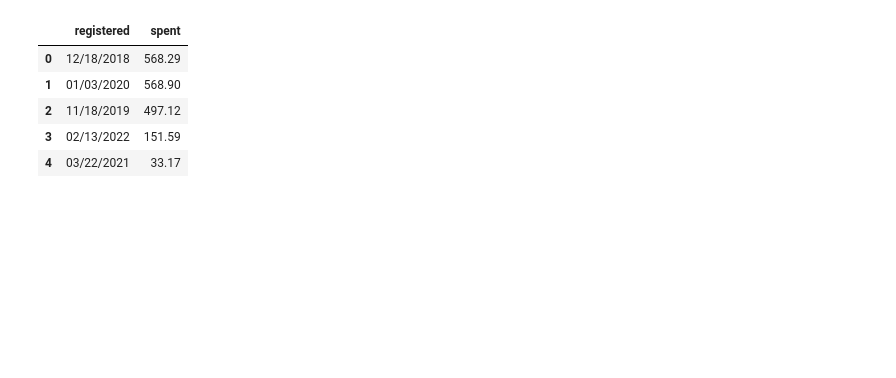
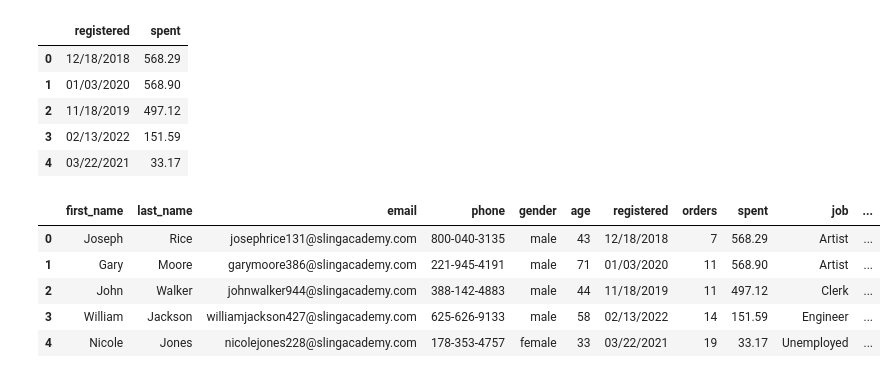
Before and after one commit to aaron-evans-cruz/Python-Portfolio-Projects, a Jupyter notebook: Python-PhoneNo-Address-Cleaning.ipynb, the cells around one changed output. Cells and saved outputs as stored; diff of their text form; code cells hidden in the pictures; blank space fills up the shorter version.

```diff
--- a/Python-PhoneNo-Address-Cleaning.ipynb
+++ b/Python-PhoneNo-Address-Cleaning.ipynb
@@ -204,6 +204,9 @@ df.loc[:,['address', 'street_address','city','state', 'zip']].head(20)
 | 17 | 86382 Baker Ports Apt. 074,Cookfu... | 86382 Baker Ports Apt. 074 | Cookfurt | NM | 54313 |
 | 18 | 60971 Carrillo Square Suite 141,N... | 60971 Carrillo Square Suite 141 | New Kimberlybury | AS | 02128 |
 | 19 | 2900 Sandra Villages Apt. 985,Phi... | 2900 Sandra Villages Apt. 985 | Phillipsstad | NH | 19830 |
+# %%
+# Remove original address column.
+df.drop('address', inplace=True, axis=1)
 # %% [markdown]
 # Modify Dates
 # %%
@@ -283,3 +284,12 @@ df.loc[:,['registered','spent']].head(5)
 | 2 | 11/18/2019 | 497.12 |
 | 3 | 02/13/2022 | 151.59 |
 | 4 | 03/22/2021 | 33.17 |
+# %%
+df.head()
+# %% [output]
+|  | first_name | last_name | email | phone | gender | age | registered | orders | spent | job | ... |
+| 0 | Joseph | Rice | josephrice131@slingacademy.com | 800-040-3135 | male | 43 | 12/18/2018 | 7 | 568.29 | Artist | ... |
+| 1 | Gary | Moore | garymoore386@slingacademy.com | 221-945-4191 | male | 71 | 01/03/2020 | 11 | 568.90 | Artist | ... |
+| 2 | John | Walker | johnwalker944@slingacademy.com | 388-142-4883 | male | 44 | 11/18/2019 | 11 | 497.12 | Clerk | ... |
+| 3 | William | Jackson | williamjackson427@slingacademy.com | 625-626-9133 | male | 58 | 02/13/2022 | 14 | 151.59 | Engineer | ... |
+| 4 | Nicole | Jones | nicolejones228@slingacademy.com | 178-353-4757 | female | 33 | 03/22/2021 | 19 | 33.17 | Unemployed | ... |
```
Also changed, not shown: parts of 3 cells of this notebook.
